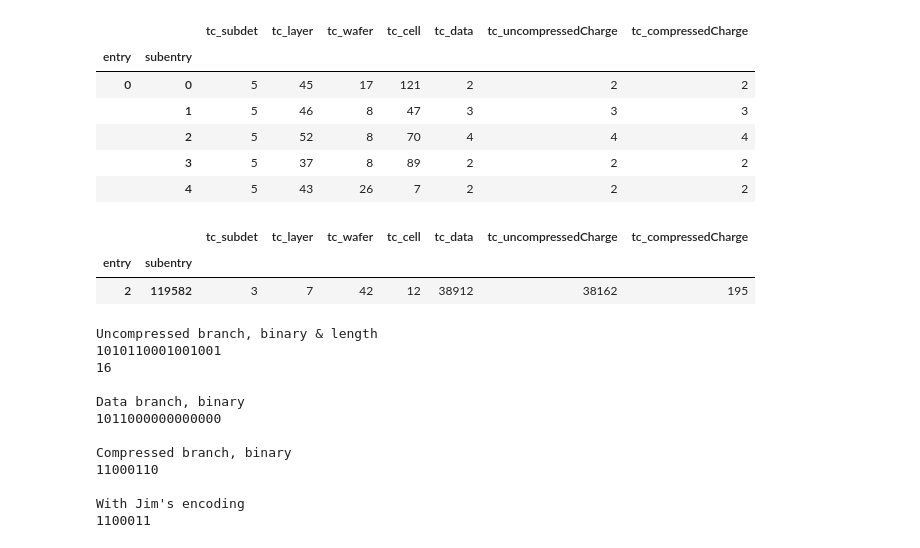
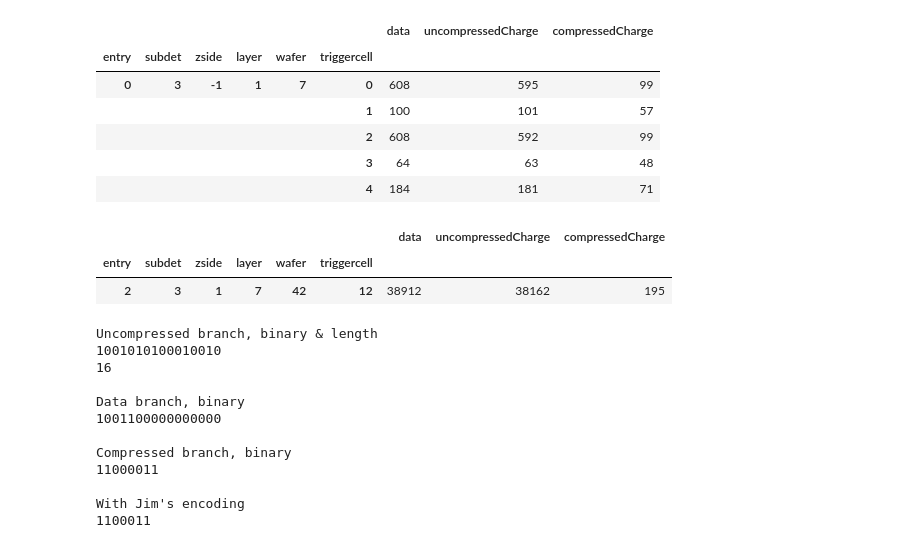
Before and after one commit to dnoonan08/HGCAL_Scripts, a Jupyter notebook: VerificationData/EncodingTest.ipynb, the cells around one changed output. Saved outputs shown, nothing was run; the diff lists cells and outputs as text; code cells hidden in the pictures.

```diff
--- a/VerificationData/EncodingTest.ipynb
+++ b/VerificationData/EncodingTest.ipynb
@@ -5,47 +5,52 @@ import encode
 fName='root://cmseos.fnal.gov//store/user/dnoonan/HGCAL_Concentrator/NewNtuples/ntuple_hgcalNtuples_vbf_hmm_200PU_1.root'
 _tree = uproot.open(fName,xrootdsource=dict(chunkbytes=1024**3, limitbytes=1024**3))['hgcalTriggerNtuplizer/HGCalTriggerNtuple']
 # %%
-df = _tree.pandas.df( ['tc_subdet','tc_layer','tc_wafer','tc_cell','tc_data','tc_uncompressedCharge','tc_compressedCharge'],entrystart=0,entrystop=10)
+df = _tree.pandas.df( ['tc_subdet','tc_zside','tc_layer','tc_wafer','tc_cell','tc_data','tc_uncompressedCharge','tc_compressedCharge'],entrystart=0,entrystop=10)
+df.columns = ['subdet','zside','layer','wafer','triggercell','data','uncompressedCharge','compressedCharge']
+# %%
+df.set_index(['subdet','zside','layer','wafer','triggercell'],append=True,inplace=True)
+df.reset_index('subentry',drop=True,inplace=True)
+df.sort_index(inplace=True)
 # %%
 df.head()
 # %% [output]
-|  |  | tc_subdet | tc_layer | tc_wafer | tc_cell | tc_data | tc_uncompressedCharge | tc_compressedCharge |
-| entry | subentry |  |  |  |  |  |  |  |
-| 0 | 0 | 5 | 45 | 17 | 121 | 2 | 2 | 2 |
-|  | 1 | 5 | 46 | 8 | 47 | 3 | 3 | 3 |
-|  | 2 | 5 | 52 | 8 | 70 | 4 | 4 | 4 |
-|  | 3 | 5 | 37 | 8 | 89 | 2 | 2 | 2 |
-|  | 4 | 5 | 43 | 26 | 7 | 2 | 2 | 2 |
+|  |  |  |  |  |  | data | uncompressedCharge | compressedCharge |
+| entry | subdet | zside | layer | wafer | triggercell |  |  |  |
+| 0 | 3 | -1 | 1 | 7 | 0 | 608 | 595 | 99 |
+|  |  |  |  |  | 1 | 100 | 101 | 57 |
+|  |  |  |  |  | 2 | 608 | 592 | 99 |
+|  |  |  |  |  | 3 | 64 | 63 | 48 |
+|  |  |  |  |  | 4 | 184 | 181 | 71 |
 # %%
-df[df.tc_compressedCharge==df.tc_compressedCharge.max()]
+df[df.compressedCharge==df.compressedCharge.max()]
 # %% [output]
-|  |  | tc_subdet | tc_layer | tc_wafer | tc_cell | tc_data | tc_uncompressedCharge | tc_compressedCharge |
-| entry | subentry |  |  |  |  |  |  |  |
-| 2 | 119582 | 3 | 7 | 42 | 12 | 38912 | 38162 | 195 |
+|  |  |  |  |  |  | data | uncompressedCharge | compressedCharge |
+| entry | subdet | zside | layer | wafer | triggercell |  |  |  |
+| 2 | 3 | 1 | 7 | 42 | 12 | 38912 | 38162 | 195 |
 # %%
 print('Uncompressed branch, binary & length')
-raw = bin(44105)[2:]
+raw = bin(38162)[2:]
 print(raw)
 print(len(raw))
 print()
 print('Data branch, binary')
-print(bin(45056)[2:])
+print(bin(38912)[2:])
 print()
 print('Compressed branch, binary')
-print(bin(198)[2:])
+print(bin(195)[2:])
 print()
 print("With Jim's encoding")
 print(encode.encode(44105,True,1,4,3,True))
 # %% [output]
 Uncompressed branch, binary & length
-1010110001001001
+1001010100010010
 16
 
 Data branch, binary
-1011000000000000
+1001100000000000
 
 Compressed branch, binary
-11000110
+11000011
 
 With Jim's encoding
 1100011
```
Also changed, not shown: parts of 14 cells of this notebook.
